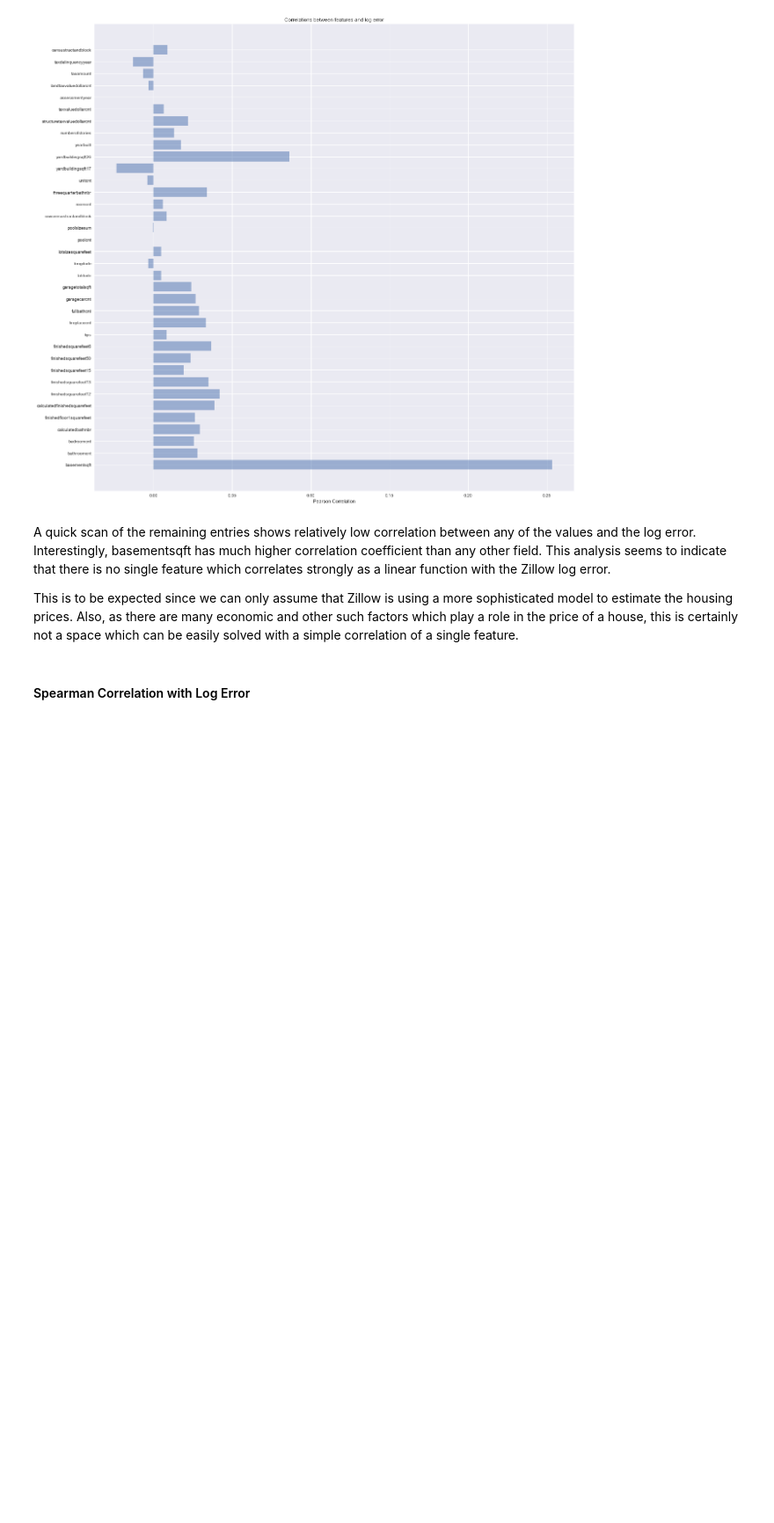
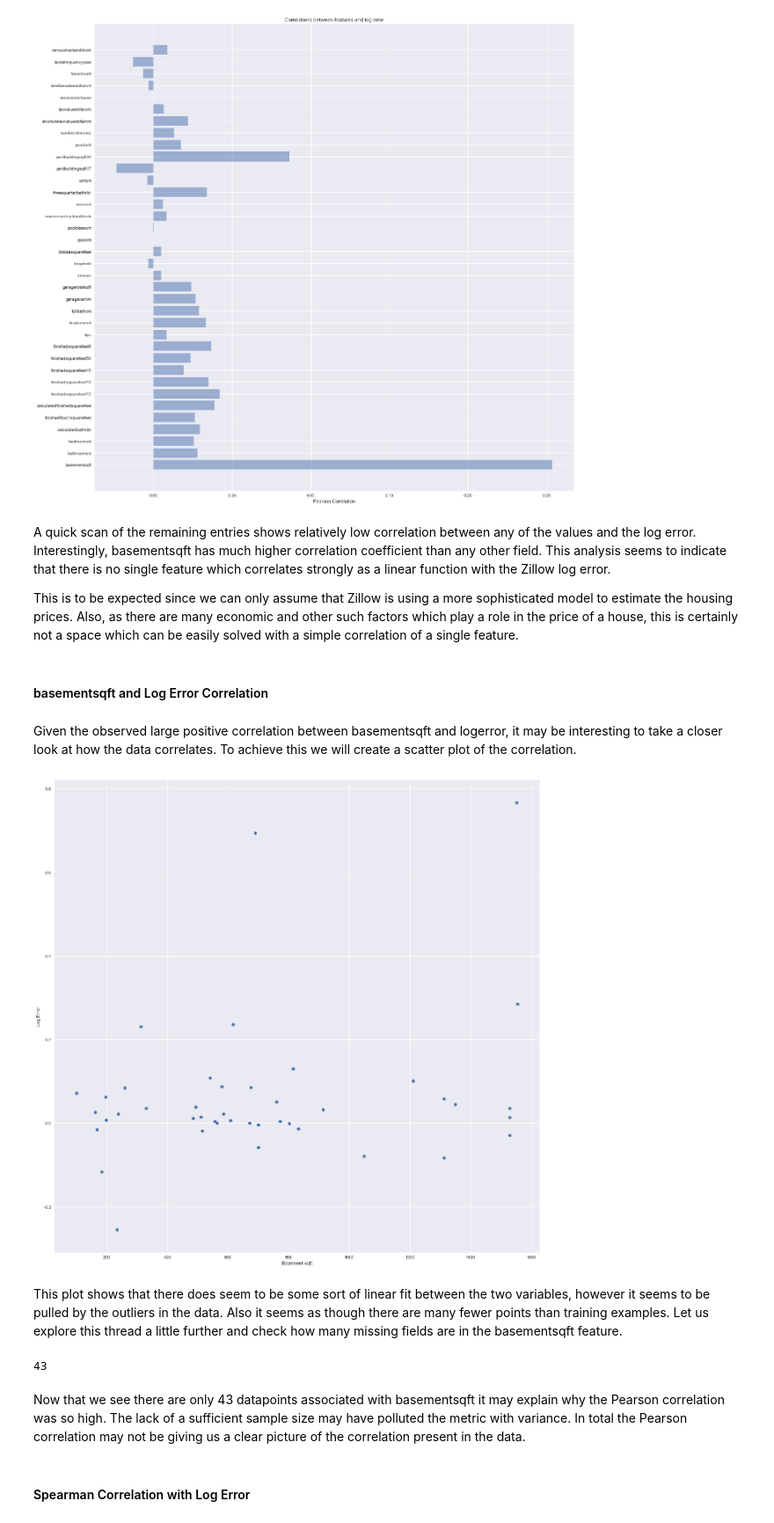
Before and after one commit to moduIo/Data-Science, a Jupyter notebook: HW2/HW2.ipynb, the cells around one changed output. Shown: that part at 88% size. Drawn from its saved outputs; the diff is of its cells as text; code cells hidden in the pictures; blank space fills up the shorter version.

Commit message:
Add scatter plot of logerror vs basementsqft correlation

```diff
--- a/HW2/HW2.ipynb
+++ b/HW2/HW2.ipynb
@@ -129,6 +129,25 @@ A quick scan of the remaining entries shows relatively low correlation between a
 Interestingly, basementsqft has much higher correlation coefficient than any other field.  This analysis seems to indicate that there is no single feature which correlates strongly as a linear function with the Zillow log error.
 
 This is to be expected since we can only assume that Zillow is using a more sophisticated model to estimate the housing prices.  Also, as there are many economic and other such factors which play a role in the price of a house, this is certainly not a space which can be easily solved with a simple correlation of a single feature.
+# %% [markdown]
+#### basementsqft and Log Error Correlation
+# %% [markdown]
+Given the observed large positive correlation between basementsqft and logerror, it may be interesting to take a closer look at how the data correlates.  To achieve this we will create a scatter plot of the correlation.
+# %%
+plt.scatter(training['basementsqft'], training['logerror'])
+plt.ylabel('Log Error')
+plt.xlabel('Basement sqft')
+plt.show()
+# %% [output]
+[figure, added]
+# %% [markdown]
+This plot shows that there does seem to be some sort of linear fit between the two variables, however it seems to be pulled by the outliers in the data.  Also it seems as though there are many fewer points than training examples.  Let us explore this thread a little further and check how many missing fields are in the basementsqft feature.
+# %%
+print len(training['basementsqft'].dropna())
+# %% [output]
+43
+# %% [markdown]
+Now that we see there are only 43 datapoints associated with basementsqft it may explain why the Pearson correlation was so high.  The lack of a sufficient sample size may have polluted the metric with variance.  In total the Pearson correlation may not be giving us a clear picture of the correlation present in the data.
 # %% [markdown]
 #### Spearman Correlation with Log Error
 # %% [markdown]
```
Also changed, not shown: parts of 1 cell of this notebook.
